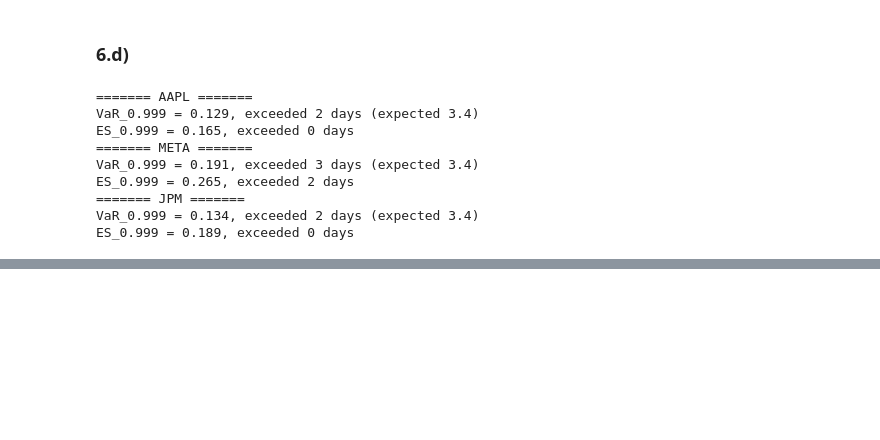
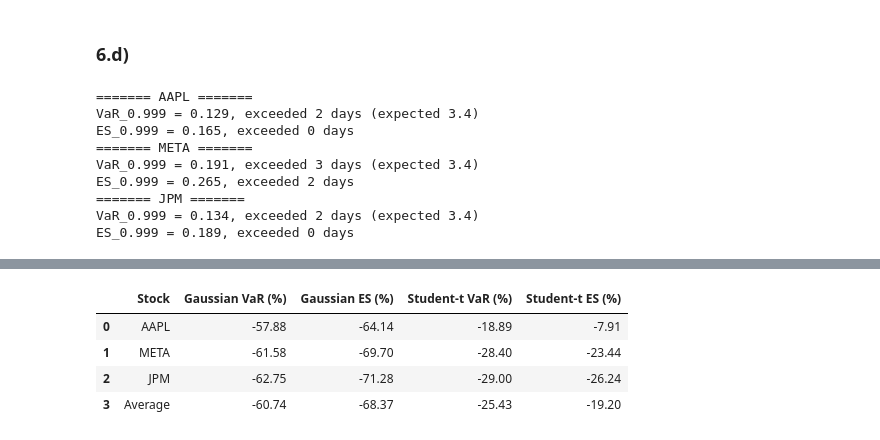
Before and after one commit to AaravKDesai/QRM_Project, a Jupyter notebook: Project_template.ipynb, the cells around one changed output, grey strips where cells are left out. Cells and saved outputs as stored; diff of their text form; code cells hidden in the pictures; blank space fills up the shorter version.

```diff
--- a/Project_template.ipynb
+++ b/Project_template.ipynb
@@ -1279,9 +1380,12 @@ for c in full_loss.columns:
 # Set global figure quality
 plt.rcParams['figure.dpi'] = 300
 
+VaR_storage = np.zeros(3)
+ES_storage = np.zeros(3)
+
 alpha_threshold = 0.95
 
-for c in full_loss.columns:
+for i, c in enumerate(full_loss.columns):
     x = np.sort(full_loss[c])
 
     k = int(np.ceil(alpha_threshold * len(x)) - 1) # -1 for 0 based indexing
@@ -1297,10 +1401,12 @@ for c in full_loss.columns:
     num_VaR_excedances = len(x[x > VaR])
     expected_VaR_excedances = (1 - DEEP_ALPHA) * len(x)
     print(f'VaR_{DEEP_ALPHA} = {VaR:.3f}, exceeded {num_VaR_excedances} days (expected {expected_VaR_excedances:.1f})')
+    VaR_storage[i] = VaR
 
     ES = VaR / (1 - xi) + (beta - xi * u) / (1 - xi)
     num_ES_excedances = len(x[x > ES])
     print(f'ES_{DEEP_ALPHA} = {ES:.3f}, exceeded {num_ES_excedances} days')
+    ES_storage[i] = ES
 # %% [output]
 ======= AAPL =======
 VaR_0.999 = 0.129, exceeded 2 days (expected 3.4)
@@ -1313,0 +1555,47 @@ ES_0.999 = 0.189, exceeded 0 days
+# %%
+# ==========================
+# Percentage differences vs GPD
+# ==========================
+
+diff_results = []
+
+for ticker in TICKERS[:3]:
+
+    stock_data = risk_table[risk_table["Stock"] == ticker].set_index("Method")
+
+    gpd_var = stock_data.loc["GPD", "VaR"]
+    gpd_es = stock_data.loc["GPD", "ES"]
+
+    row = {"Stock": ticker}
+
+    for method in ["Gaussian", "Student-t"]:
+
+        var = stock_data.loc[method, "VaR"]
+        es = stock_data.loc[method, "ES"]
+
+        row[f"{method} VaR (%)"] = (var - gpd_var) / abs(gpd_var) * 100
+        row[f"{method} ES (%)"] = (es - gpd_es) / abs(gpd_es) * 100
+
+    diff_results.append(row)
+
+# Create table
+diff_table = pd.DataFrame(diff_results)
+
+# Average across stocks
+avg_row = {"Stock": "Average"}
+
+for col in diff_table.columns[1:]:
+    avg_row[col] = diff_table[col].mean()
+
+diff_table = pd.concat(
+    [diff_table, pd.DataFrame([avg_row])],
+    ignore_index=True
+)
+
+display(diff_table.round(2))
+# %% [output]
+|  | Stock | Gaussian VaR (%) | Gaussian ES (%) | Student-t VaR (%) | Student-t ES (%) |
+| 0 | AAPL | -57.88 | -64.14 | -18.89 | -7.91 |
+| 1 | META | -61.58 | -69.70 | -28.40 | -23.44 |
+| 2 | JPM | -62.75 | -71.28 | -29.00 | -26.24 |
+| 3 | Average | -60.74 | -68.37 | -25.43 | -19.20 |
```
Also changed, not shown: parts of 13 cells of this notebook, 4 other files.
